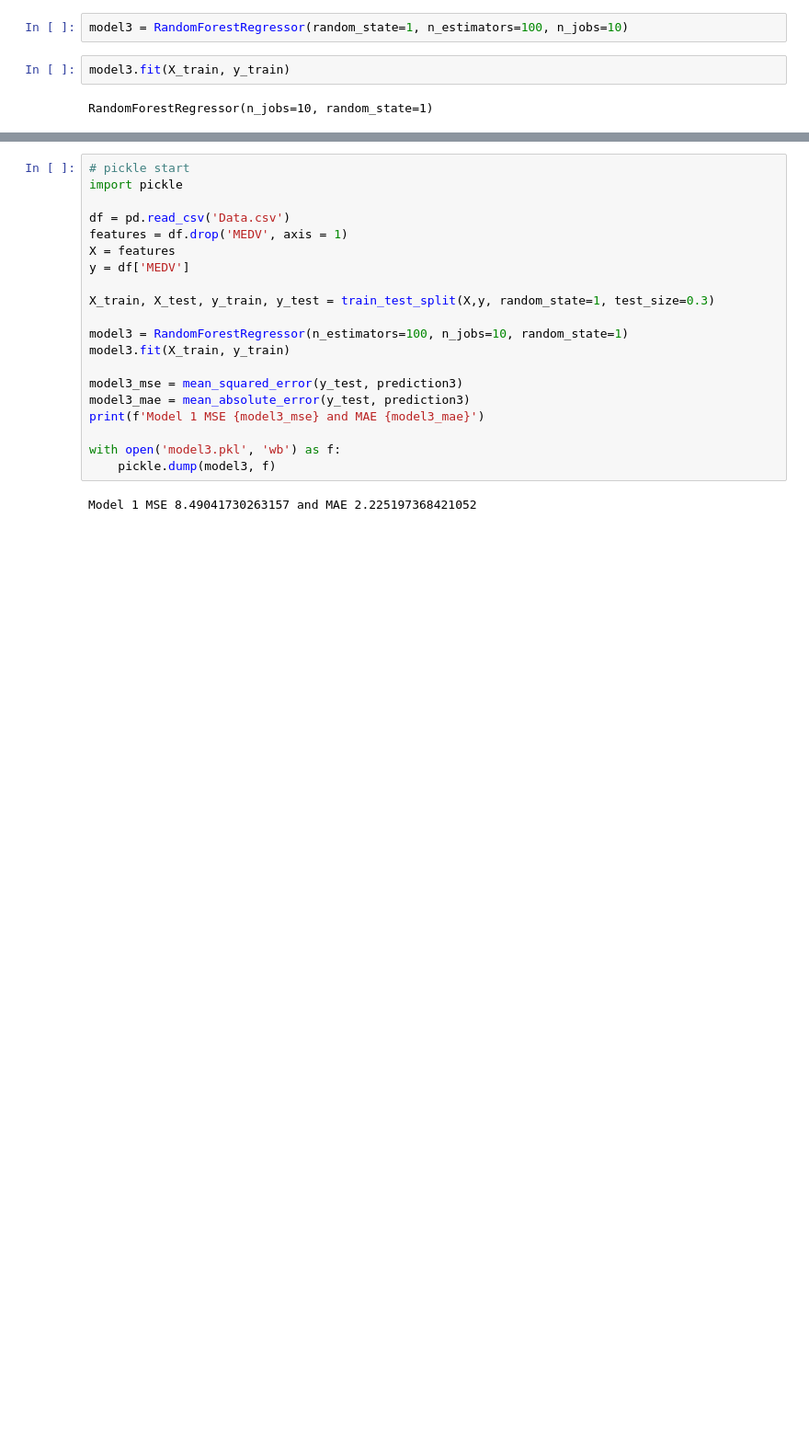
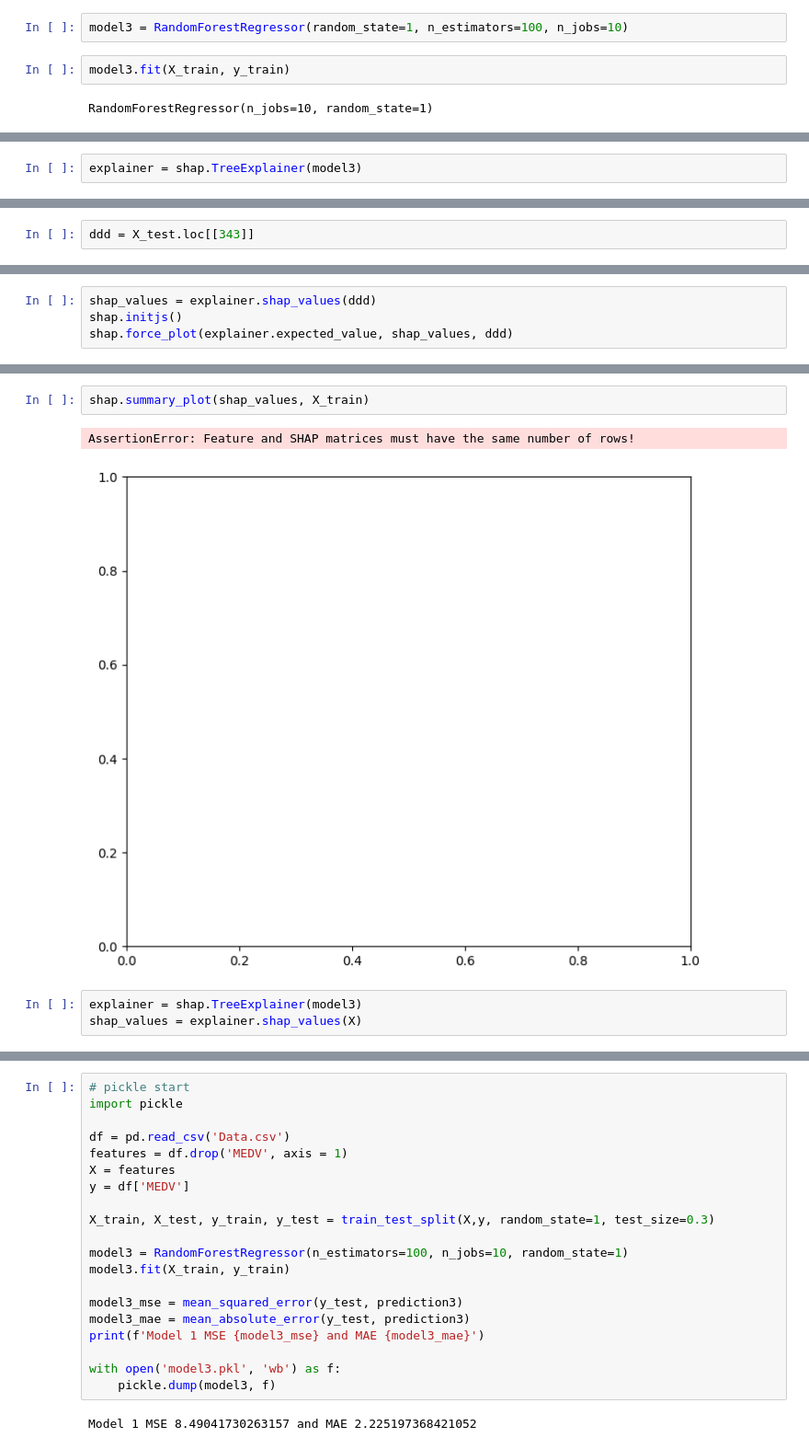
Before and after one commit to Dannysesi/Data_Science-learning, a Jupyter notebook: final year project/projectDA.ipynb, the cells around one changed output, grey strips where cells are left out. Shown at 92% size. Drawn from its saved outputs; the diff is of its cells as text; blank space fills up the shorter version.

```diff
--- a/final year project/projectDA.ipynb
+++ b/final year project/projectDA.ipynb
@@ -132,0 +137,2 @@ Model 1 MSE 8.49041730263157 and MAE 2.225197368421052
+# %%
+explainer = shap.TreeExplainer(model3)
@@ -132,0 +155,2 @@ Model 1 MSE 8.49041730263157 and MAE 2.225197368421052
+# %%
+ddd = X_test.loc[[343]]
@@ -132,0 +162,4 @@ Model 1 MSE 8.49041730263157 and MAE 2.225197368421052
+# %%
+shap_values = explainer.shap_values(ddd)
+shap.initjs()
+shap.force_plot(explainer.expected_value, shap_values, ddd)
@@ -132,0 +169,8 @@ Model 1 MSE 8.49041730263157 and MAE 2.225197368421052
+# %%
+shap.summary_plot(shap_values, X_train)
+# %% [output]
+AssertionError: Feature and SHAP matrices must have the same number of rows!
+[figure, added]
+# %%
+explainer = shap.TreeExplainer(model3)
+shap_values = explainer.shap_values(X)
```
Also changed, not shown: parts of 8 cells of this notebook, 1 other file.
